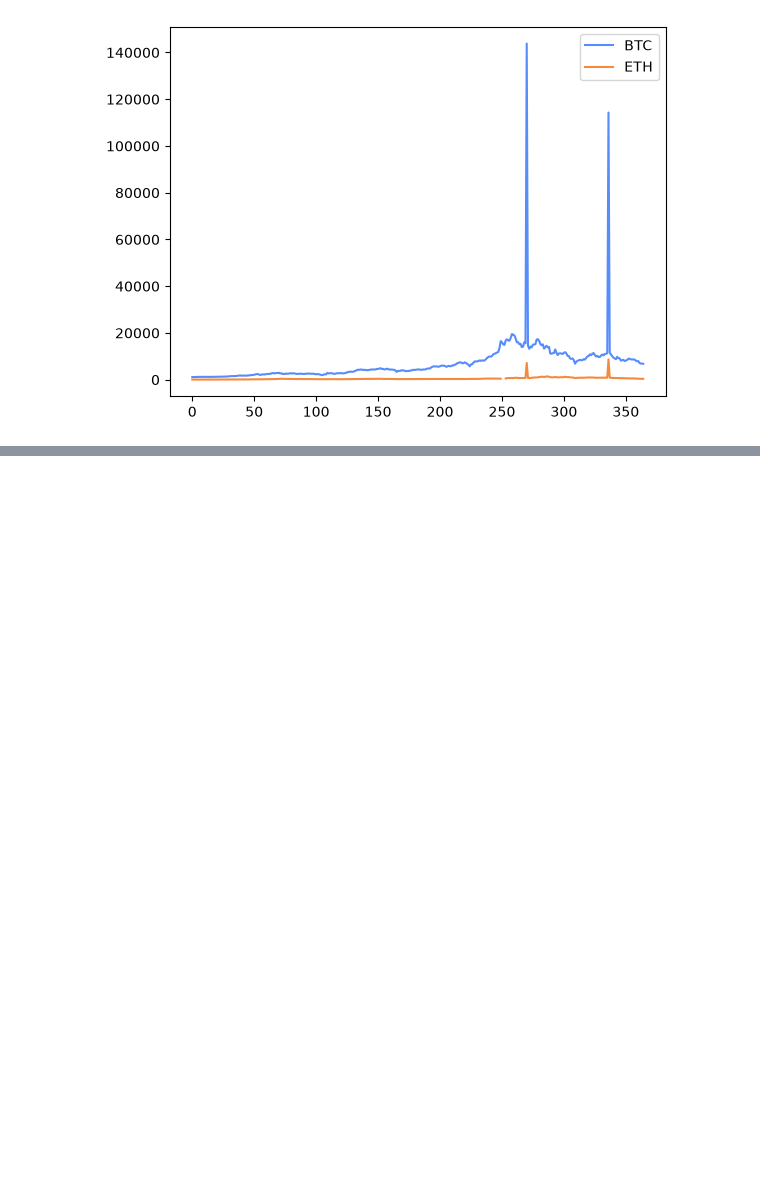
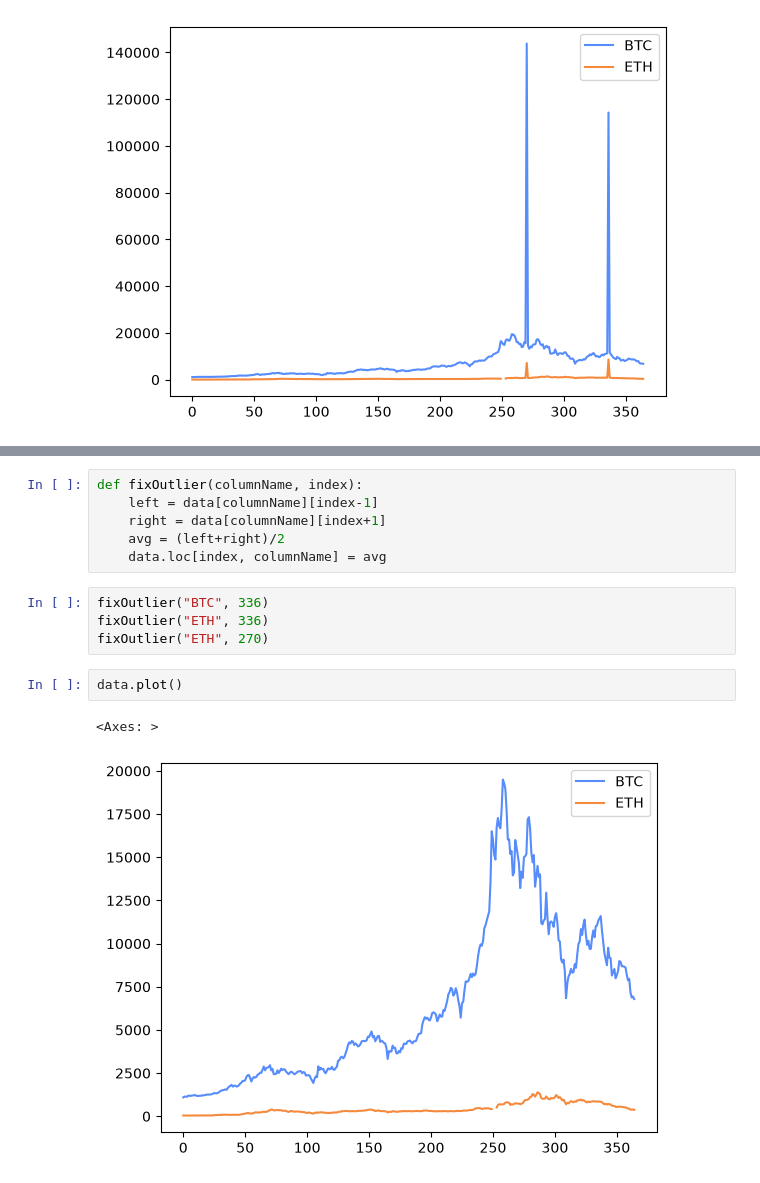
Before and after one commit to ppedvAG/Python-DS-ML-271721, a Jupyter notebook: Labs/M-004-Lab Lösung.ipynb, the cells around one changed output, grey strips where cells are left out. Drawn from its saved outputs; the diff is of its cells as text; blank space fills up the shorter version.

```diff
--- a/Labs/M-004-Lab Lösung.ipynb
+++ b/Labs/M-004-Lab Lösung.ipynb
@@ -26,0 +82,15 @@ data.plot()
+# %%
+def fixOutlier(columnName, index):
+    left = data[columnName][index-1]
+    right = data[columnName][index+1]
+    avg = (left+right)/2
+    data.loc[index, columnName] = avg
+# %%
+fixOutlier("BTC", 336)
+fixOutlier("ETH", 336)
+fixOutlier("ETH", 270)
+# %%
+data.plot()
+# %% [output]
+<Axes: >
+[figure, added]
```
Also changed, not shown: parts of 16 cells of this notebook, 4 other files.
